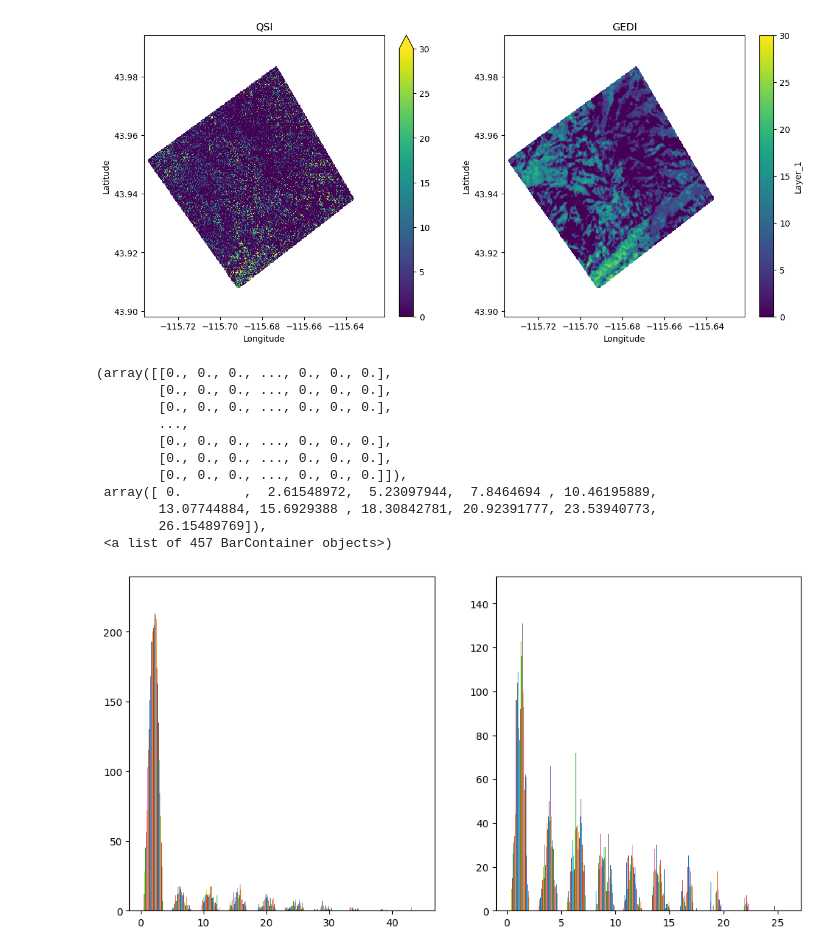
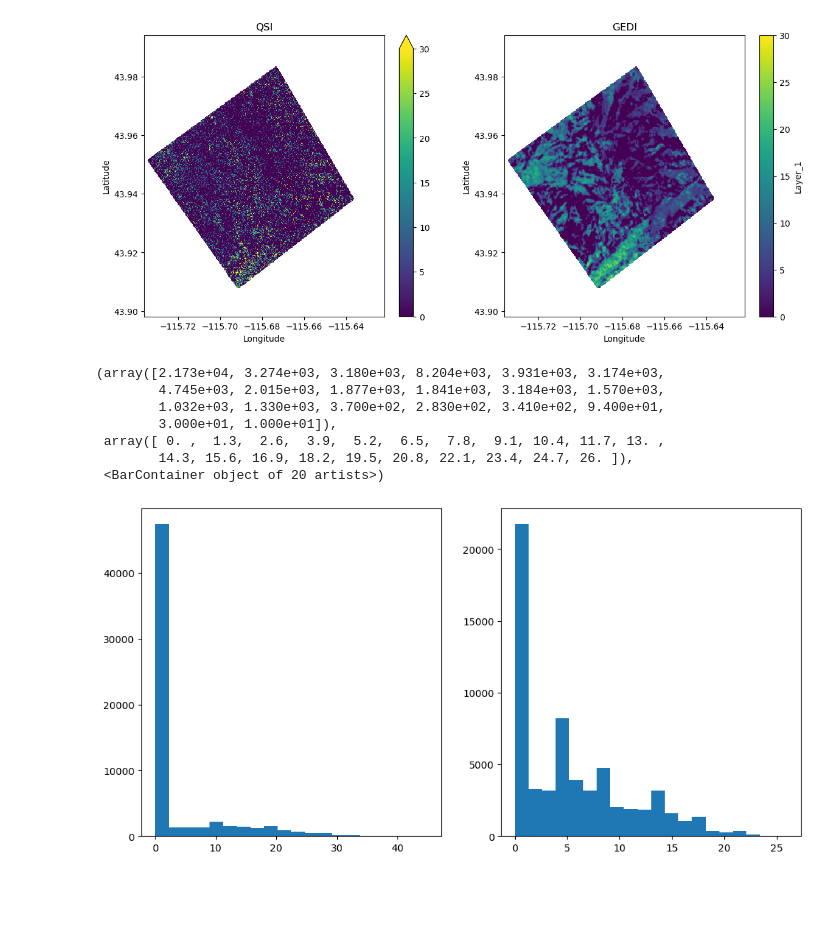
Before and after one commit to naniciafone/SIRO, a Jupyter notebook: notebooks/Canopy_compare.ipynb, the cells around one changed output. Saved outputs shown, nothing was run; the diff lists cells and outputs as text; code cells hidden in the pictures; blank space fills up the shorter version.

```diff
--- a/Canopy_compare.ipynb
+++ b/notebooks/Canopy_compare.ipynb
@@ -120,7 +132,6 @@ EPSG:4326
 # %%
-# Load final rasters
-GEDI_final = rxr.open_rasterio("GEDI_resample1.tif").squeeze()
-QSI_final  = rxr.open_rasterio("QSI_resample1.tif").squeeze()
+QSI_final = rxr.open_rasterio("QSI_mask_int.tif", masked=True).squeeze()
+GEDI_final = rxr.open_rasterio("GEDI_mask_int.tif", masked=True).squeeze()
 
 # Create figure
 fig, axes = plt.subplots(1, 2, figsize=(14, 6))
@@ -142,18 +153,14 @@ plt.show()
 [figure]
 # %%
 fig, axes = plt.subplots(1, 2, figsize=(12, 6))
-axes[0].hist(QSI_final)
-axes[1].hist(GEDI_final)
+axes[0].hist(QSI_final.values.ravel(), bins=20)
+axes[1].hist(GEDI_final.values.ravel(), bins=20)
 # %% [output]
-(array([[0., 0., 0., ..., 0., 0., 0.],
-        [0., 0., 0., ..., 0., 0., 0.],
-        [0., 0., 0., ..., 0., 0., 0.],
-        ...,
-        [0., 0., 0., ..., 0., 0., 0.],
-        [0., 0., 0., ..., 0., 0., 0.],
-        [0., 0., 0., ..., 0., 0., 0.]]),
- array([ 0.        ,  2.61548972,  5.23097944,  7.8464694 , 10.46195889,
-        13.07744884, 15.6929388 , 18.30842781, 20.92391777, 23.53940773,
-        26.15489769]),
- <a list of 457 BarContainer objects>)
+(array([2.173e+04, 3.274e+03, 3.180e+03, 8.204e+03, 3.931e+03, 3.174e+03,
+        4.745e+03, 2.015e+03, 1.877e+03, 1.841e+03, 3.184e+03, 1.570e+03,
+        1.032e+03, 1.330e+03, 3.700e+02, 2.830e+02, 3.410e+02, 9.400e+01,
+        3.000e+01, 1.000e+01]),
+ array([ 0. ,  1.3,  2.6,  3.9,  5.2,  6.5,  7.8,  9.1, 10.4, 11.7, 13. ,
+        14.3, 15.6, 16.9, 18.2, 19.5, 20.8, 22.1, 23.4, 24.7, 26. ]),
+ <BarContainer object of 20 artists>)
-[figure, old version]
+[figure, new version]
```
Also changed, not shown: parts of 6 cells of this notebook, 5 other files.
